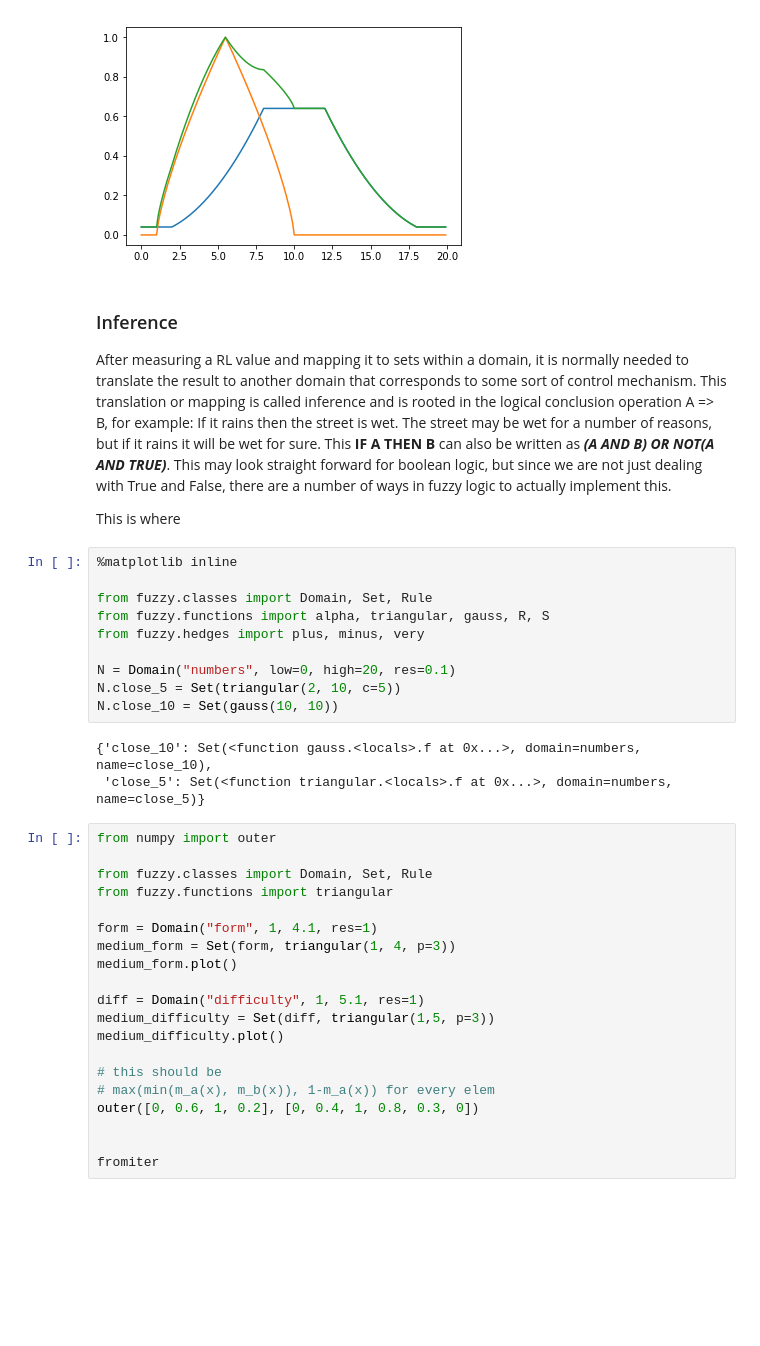
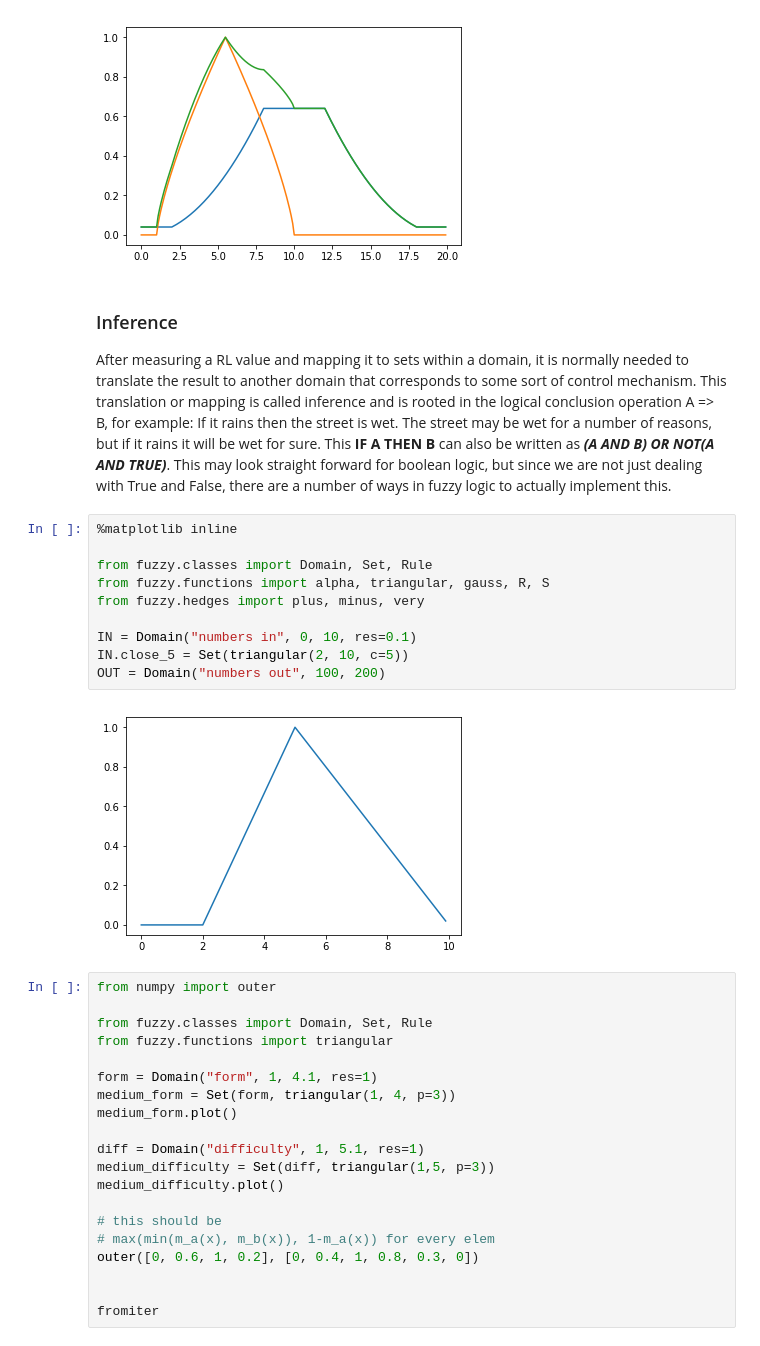
Before and after one commit to Python-Fuzzylogic/fuzzylogic, a Jupyter notebook: Showcase.ipynb, the cells around one changed output. Cells and saved outputs as stored; diff of their text form; blank space fills up the shorter version.

```diff
--- a/Showcase.ipynb
+++ b/Showcase.ipynb
@@ -71,21 +65,18 @@ numbers(8)
 After measuring a RL value and mapping it to sets within a domain, it is normally needed to translate the result to another domain that corresponds to some sort of control mechanism. This translation or mapping is called inference and is rooted in the logical conclusion operation A => B, for example: If it rains then the street is wet.
 The street may be wet for a number of reasons, but if it rains it will be wet for sure. This **IF A THEN B** can also be written as
 ***(A AND B) OR NOT(A AND TRUE)***. This may look straight forward for boolean logic, but since we are not just dealing with True and False, there are a number of ways in fuzzy logic to actually implement this.
-
-This is where
 # %%
 %matplotlib inline
 
 from fuzzy.classes import Domain, Set, Rule
 from fuzzy.functions import alpha, triangular, gauss, R, S
 from fuzzy.hedges import plus, minus, very
 
-N = Domain("numbers", low=0, high=20, res=0.1)
-N.close_5 = Set(triangular(2, 10, c=5))
-N.close_10 = Set(gauss(10, 10))
+IN = Domain("numbers in", 0, 10, res=0.1)
+IN.close_5 = Set(triangular(2, 10, c=5))
+OUT = Domain("numbers out", 100, 200)
 # %% [output]
-{'close_10': Set(<function gauss.<locals>.f at 0x...>, domain=numbers, name=close_10),
- 'close_5': Set(<function triangular.<locals>.f at 0x...>, domain=numbers, name=close_5)}
+[figure, added]
 # %%
 from numpy import outer
 
```
Also changed, not shown: parts of 1 cell of this notebook, 4 other files.
